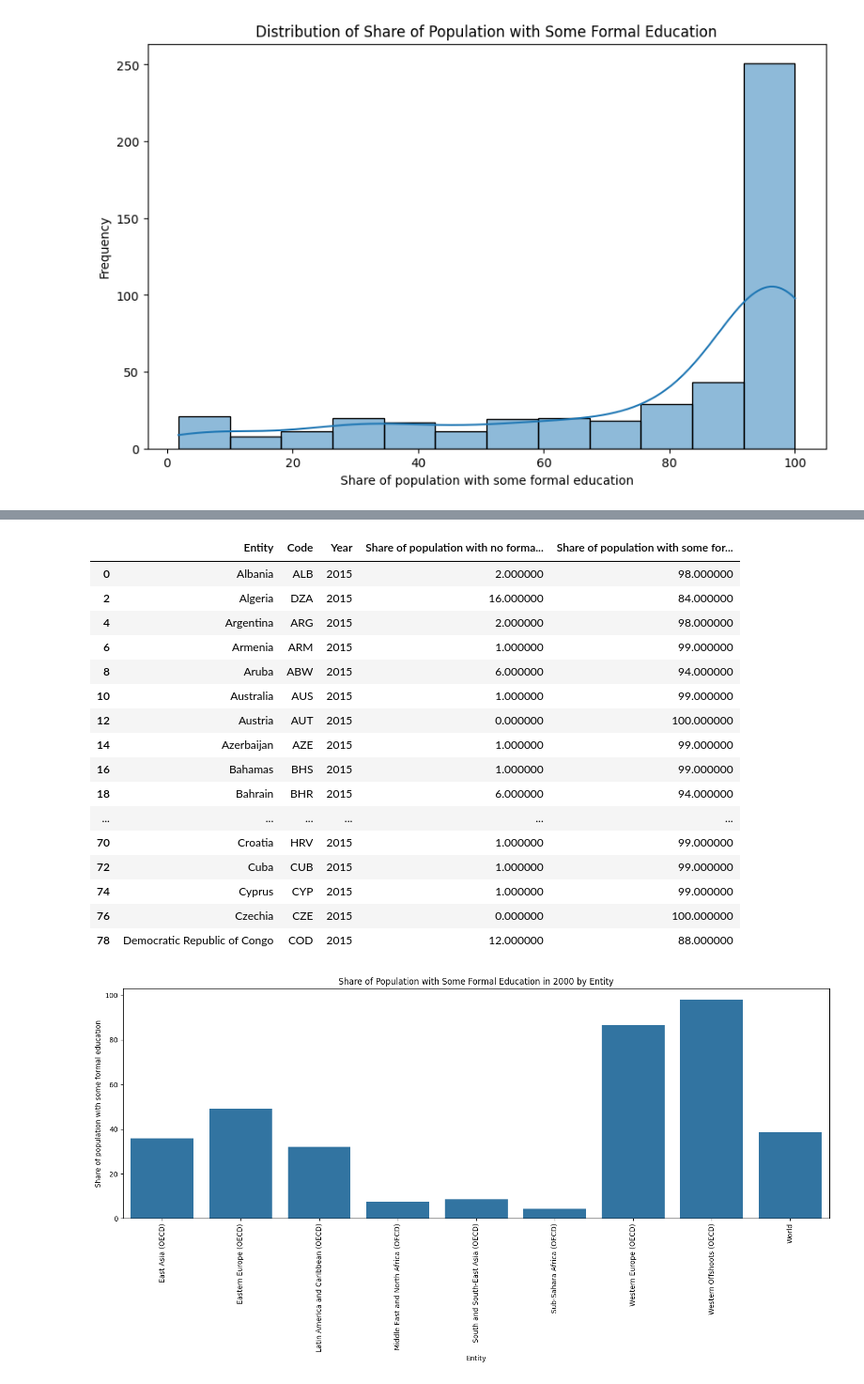
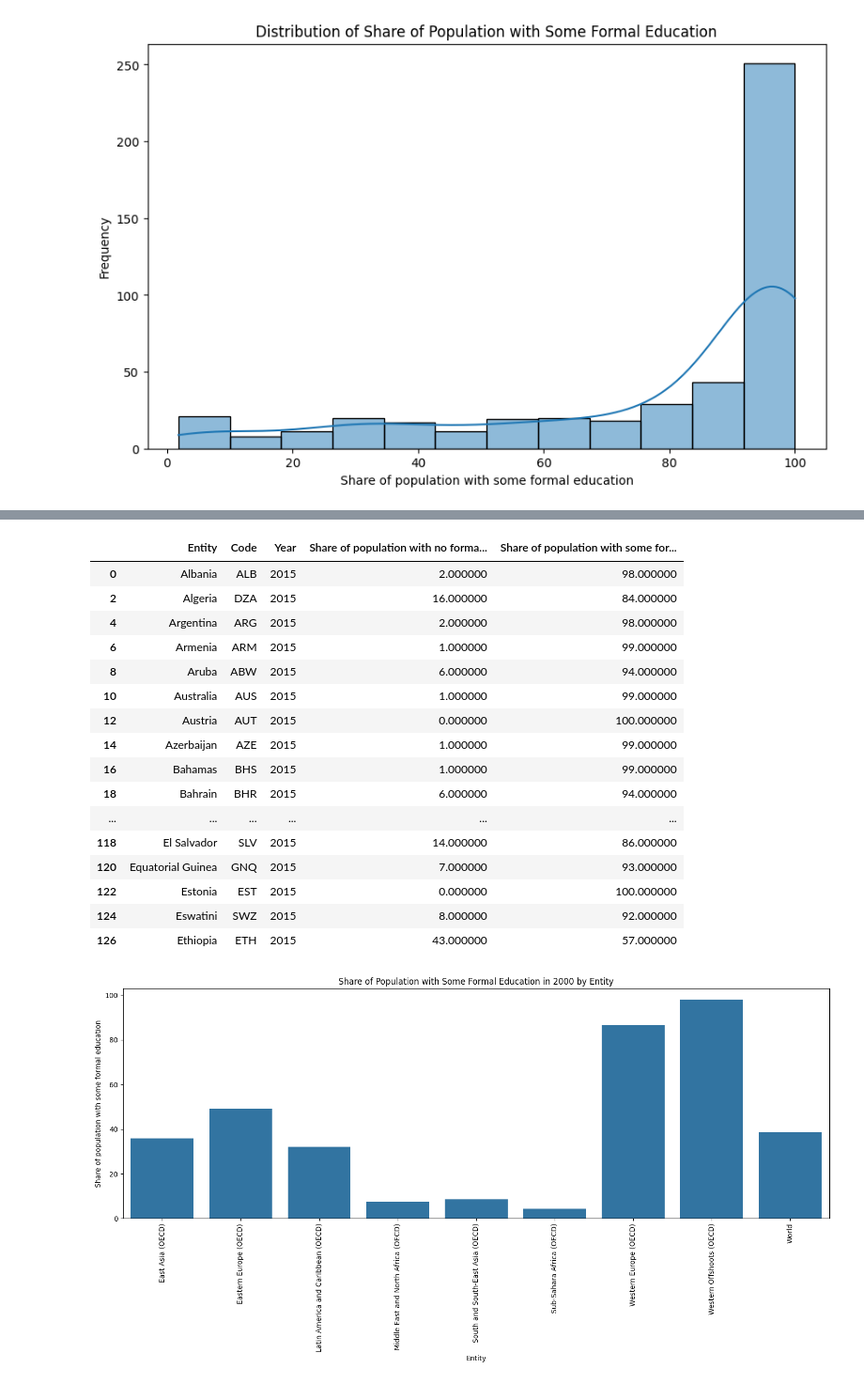
Before and after one commit to dafidsky18-ai/Education-Global-in-2nd-Century-by-OECD-Members, a Jupyter notebook: mukhammad_dafid_capstones_ibm.ipynb, the cells around one changed output, grey strips where cells are left out. Shown at 94% size. Saved outputs shown, nothing was run; the diff lists cells and outputs as text; code cells hidden in the pictures.

```diff
--- a/mukhammad_dafid_capstones_ibm.ipynb
+++ b/mukhammad_dafid_capstones_ibm.ipynb
@@ -390,24 +138,24 @@ plt.show()
 # %%
 df_2015 = least_basic_education_df[least_basic_education_df['Year'] == 2015]
-display(df_2015.head(40))
+display(df_2015.head(50))
 # %% [output]
 |  | Entity | Code | Year | Share of population with no forma... | Share of population with some for... |
 | 0 | Albania | ALB | 2015 | 2.000000 | 98.000000 |
 | 2 | Algeria | DZA | 2015 | 16.000000 | 84.000000 |
 | 4 | Argentina | ARG | 2015 | 2.000000 | 98.000000 |
 | 6 | Armenia | ARM | 2015 | 1.000000 | 99.000000 |
 | 8 | Aruba | ABW | 2015 | 6.000000 | 94.000000 |
 | 10 | Australia | AUS | 2015 | 1.000000 | 99.000000 |
 | 12 | Austria | AUT | 2015 | 0.000000 | 100.000000 |
 | 14 | Azerbaijan | AZE | 2015 | 1.000000 | 99.000000 |
 | 16 | Bahamas | BHS | 2015 | 1.000000 | 99.000000 |
 | 18 | Bahrain | BHR | 2015 | 6.000000 | 94.000000 |
 | ... | ... | ... | ... | ... | ... |
-| 70 | Croatia | HRV | 2015 | 1.000000 | 99.000000 |
-| 72 | Cuba | CUB | 2015 | 1.000000 | 99.000000 |
-| 74 | Cyprus | CYP | 2015 | 1.000000 | 99.000000 |
-| 76 | Czechia | CZE | 2015 | 0.000000 | 100.000000 |
-| 78 | Democratic Republic of Congo | COD | 2015 | 12.000000 | 88.000000 |
+| 118 | El Salvador | SLV | 2015 | 14.000000 | 86.000000 |
+| 120 | Equatorial Guinea | GNQ | 2015 | 7.000000 | 93.000000 |
+| 122 | Estonia | EST | 2015 | 0.000000 | 100.000000 |
+| 124 | Eswatini | SWZ | 2015 | 8.000000 | 92.000000 |
+| 126 | Ethiopia | ETH | 2015 | 43.000000 | 57.000000 |
 # %%
 import matplotlib.pyplot as plt
 import seaborn as sns
```
Also changed, not shown: parts of 27 cells of this notebook.
